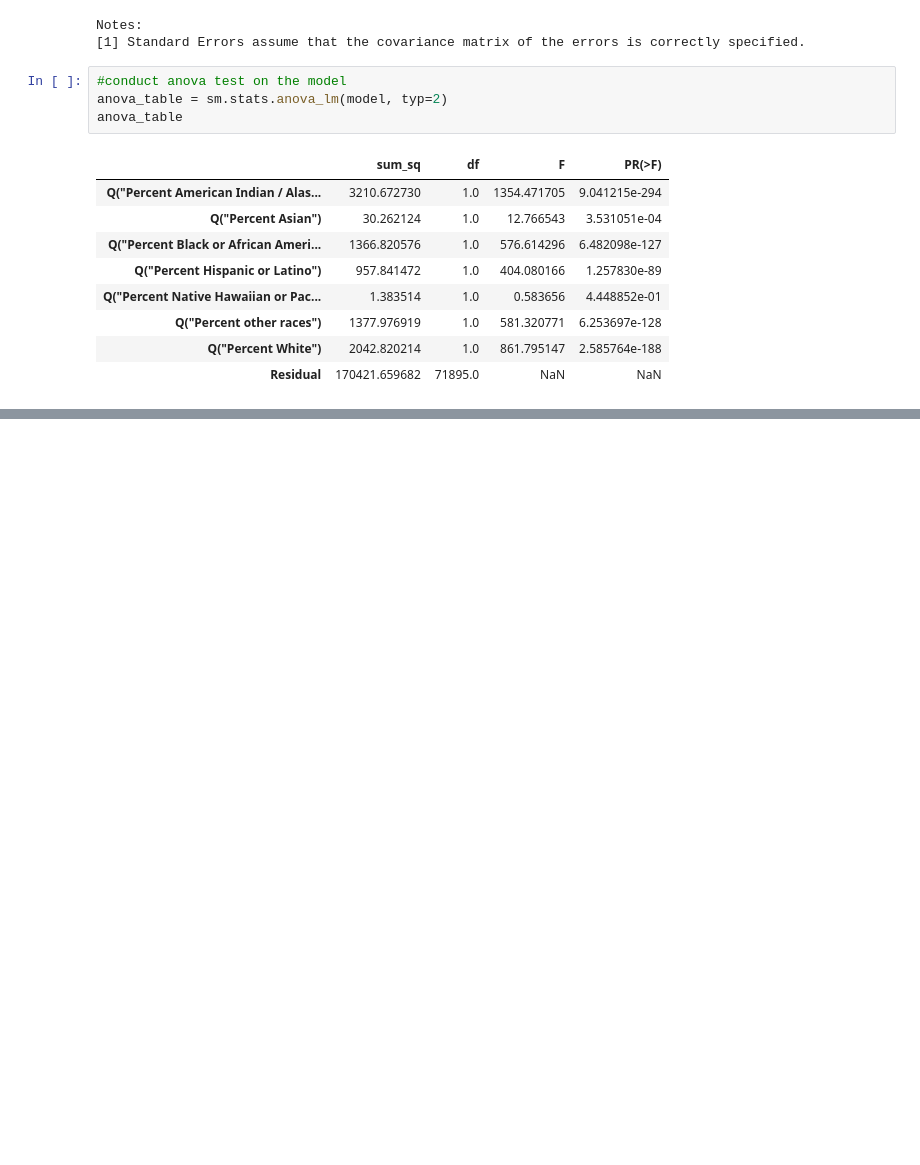
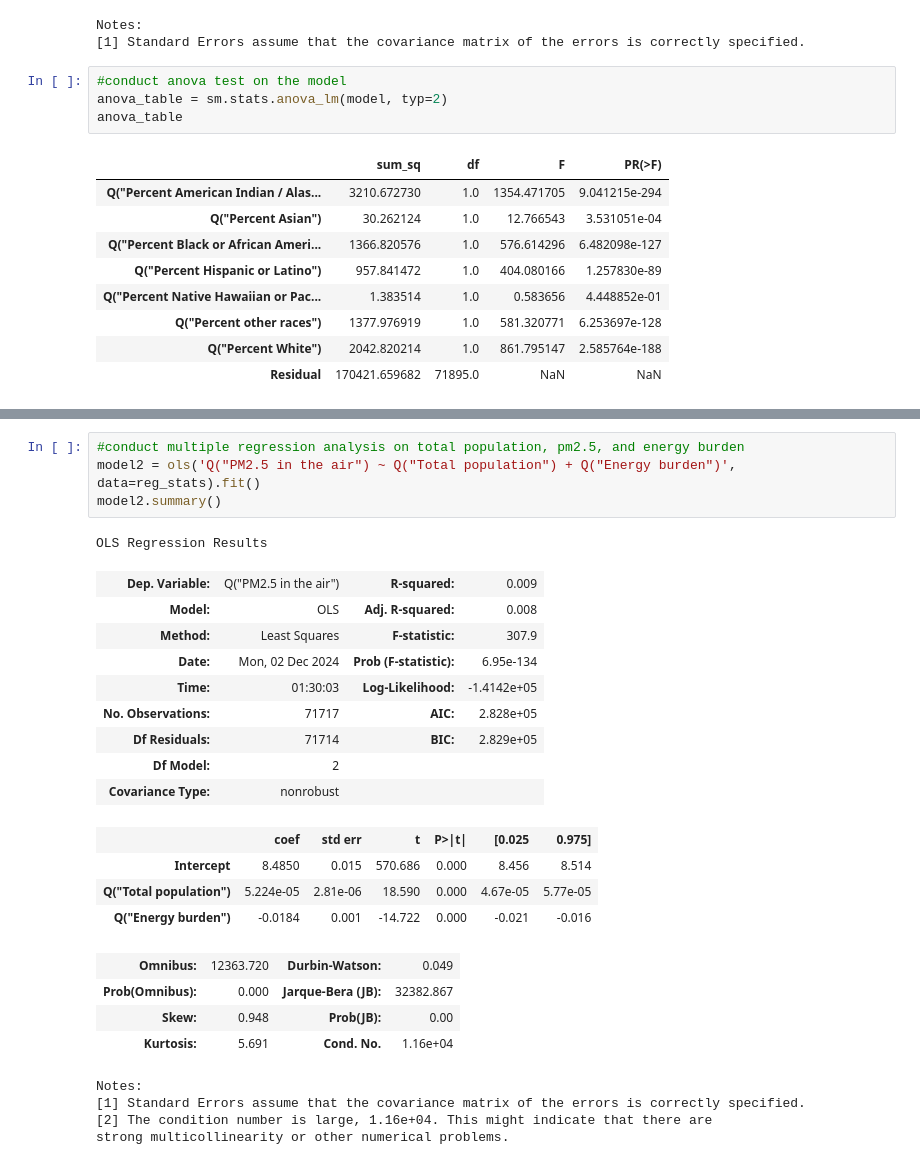
Before and after one commit to kassidimariah/Kassidis_Quality_Of_Life_Heatmaps, a Jupyter notebook: regression_analysis.ipynb, the cells around one changed output, grey strips where cells are left out. Drawn from its saved outputs; the diff is of its cells as text; blank space fills up the shorter version.

```diff
--- a/regression_analysis.ipynb
+++ b/regression_analysis.ipynb
@@ -115,0 +214,27 @@ anova_table
+# %%
+#conduct multiple regression analysis on total population, pm2.5, and energy burden
+model2 = ols('Q("PM2.5 in the air") ~ Q("Total population") + Q("Energy burden")', data=reg_stats).fit()
+model2.summary()
+# %% [output]
+OLS Regression Results
+| Dep. Variable: | Q("PM2.5 in the air") | R-squared: | 0.009 |
+| Model: | OLS | Adj. R-squared: | 0.008 |
+| Method: | Least Squares | F-statistic: | 307.9 |
+| Date: | Mon, 02 Dec 2024 | Prob (F-statistic): | 6.95e-134 |
+| Time: | 01:30:03 | Log-Likelihood: | -1.4142e+05 |
+| No. Observations: | 71717 | AIC: | 2.828e+05 |
+| Df Residuals: | 71714 | BIC: | 2.829e+05 |
+| Df Model: | 2 |  |  |
+| Covariance Type: | nonrobust |  |  |
+|  | coef | std err | t | P>|t| | [0.025 | 0.975] |
+| Intercept | 8.4850 | 0.015 | 570.686 | 0.000 | 8.456 | 8.514 |
+| Q("Total population") | 5.224e-05 | 2.81e-06 | 18.590 | 0.000 | 4.67e-05 | 5.77e-05 |
+| Q("Energy burden") | -0.0184 | 0.001 | -14.722 | 0.000 | -0.021 | -0.016 |
+| Omnibus: | 12363.720 | Durbin-Watson: | 0.049 |
+| Prob(Omnibus): | 0.000 | Jarque-Bera (JB): | 32382.867 |
+| Skew: | 0.948 | Prob(JB): | 0.00 |
+| Kurtosis: | 5.691 | Cond. No. | 1.16e+04 |
+Notes:
+[1] Standard Errors assume that the covariance matrix of the errors is correctly specified.
+[2] The condition number is large, 1.16e+04. This might indicate that there are
+strong multicollinearity or other numerical problems.
```
Also changed, not shown: parts of 10 cells of this notebook, 3 other files.
